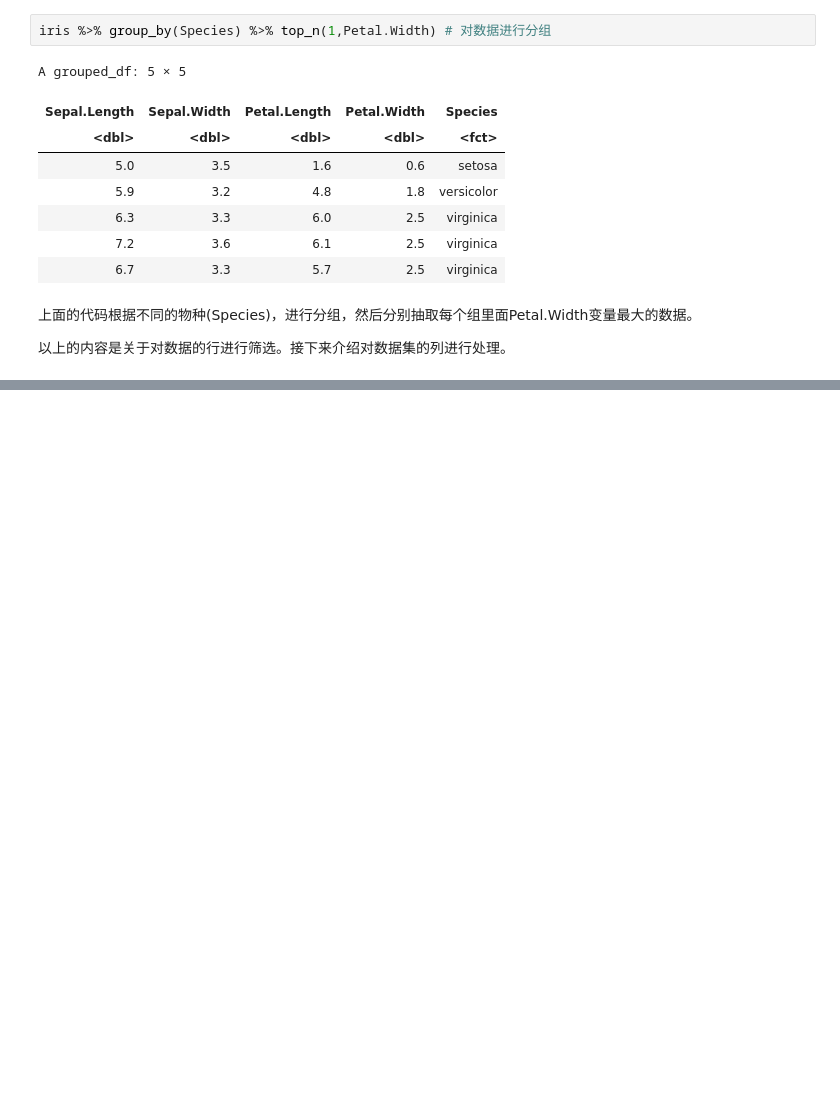
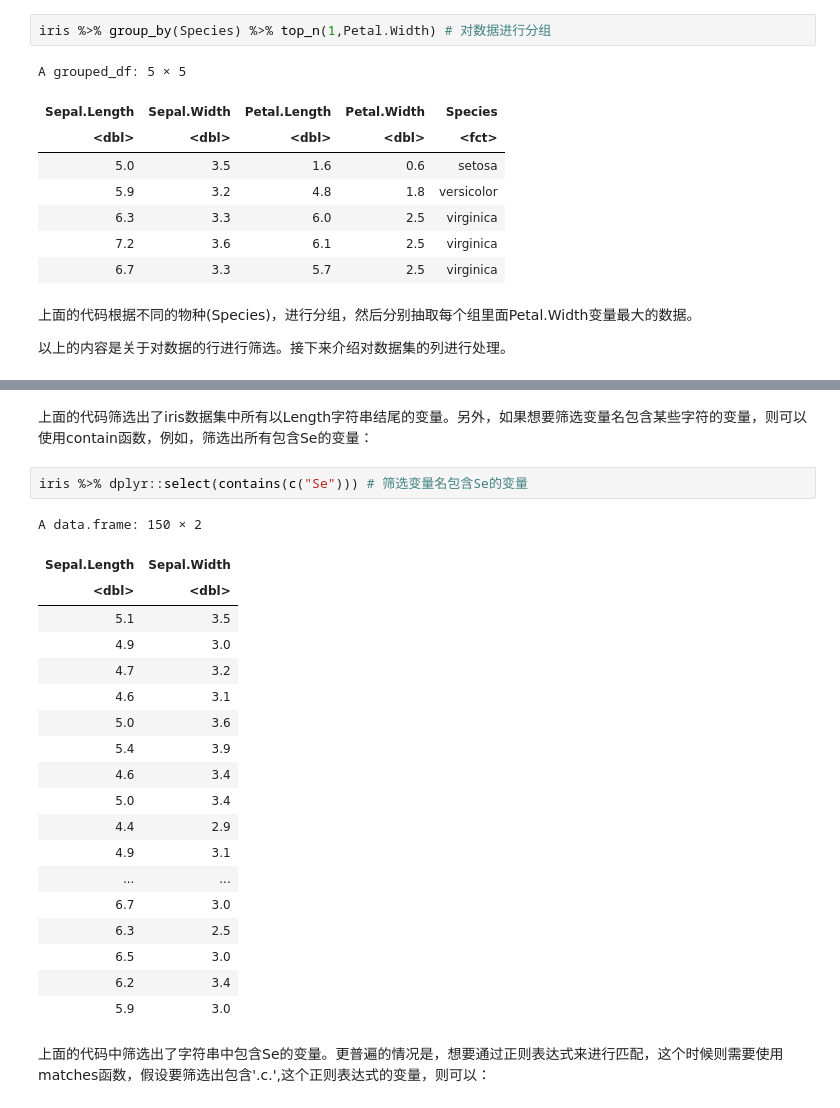
Before and after one commit to ruishuQU/R-visualization-Guide, a Jupyter notebook: R visualization/ch02 数据处理与探索.ipynb, the cells around one changed output, grey strips where cells are left out. Drawn from its saved outputs; the diff is of its cells as text; blank space fills up the shorter version.

```diff
--- a/R visualization/ch02 数据处理与探索.ipynb
+++ b/R visualization/ch02 数据处理与探索.ipynb
@@ -201,0 +280,26 @@ A grouped_df: 5 × 5
+# %% [markdown]
+上面的代码筛选出了iris数据集中所有以Length字符串结尾的变量。另外，如果想要筛选变量名包含某些字符的变量，则可以使用contain函数，例如，筛选出所有包含Se的变量：
+# %%
+iris %>% dplyr::select(contains(c("Se"))) # 筛选变量名包含Se的变量
+# %% [output]
+A data.frame: 150 × 2
+| Sepal.Length | Sepal.Width |
+| <dbl> | <dbl> |
+| 5.1 | 3.5 |
+| 4.9 | 3.0 |
+| 4.7 | 3.2 |
+| 4.6 | 3.1 |
+| 5.0 | 3.6 |
+| 5.4 | 3.9 |
+| 4.6 | 3.4 |
+| 5.0 | 3.4 |
+| 4.4 | 2.9 |
+| 4.9 | 3.1 |
+| ... | ... |
+| 6.7 | 3.0 |
+| 6.3 | 2.5 |
+| 6.5 | 3.0 |
+| 6.2 | 3.4 |
+| 5.9 | 3.0 |
+# %% [markdown]
+上面的代码中筛选出了字符串中包含Se的变量。更普遍的情况是，想要通过正则表达式来进行匹配，这个时候则需要使用matches函数，假设要筛选出包含'.c.',这个正则表达式的变量，则可以：
```
Also changed, not shown: parts of 24 cells of this notebook.
